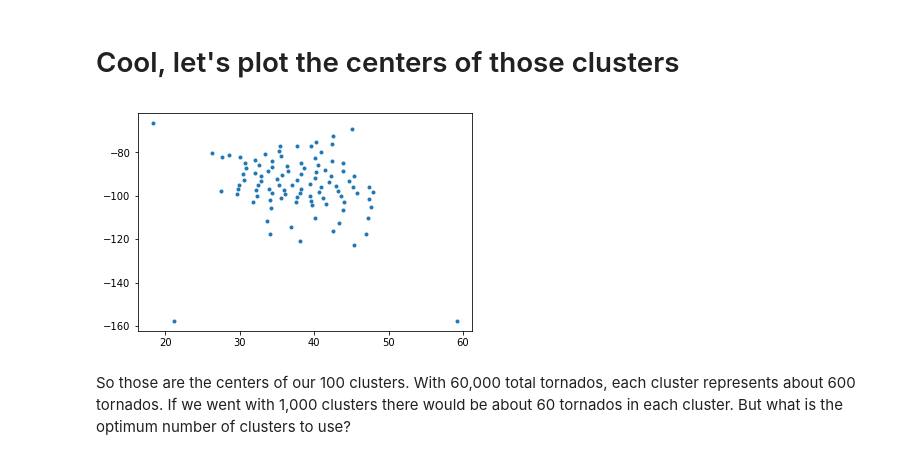
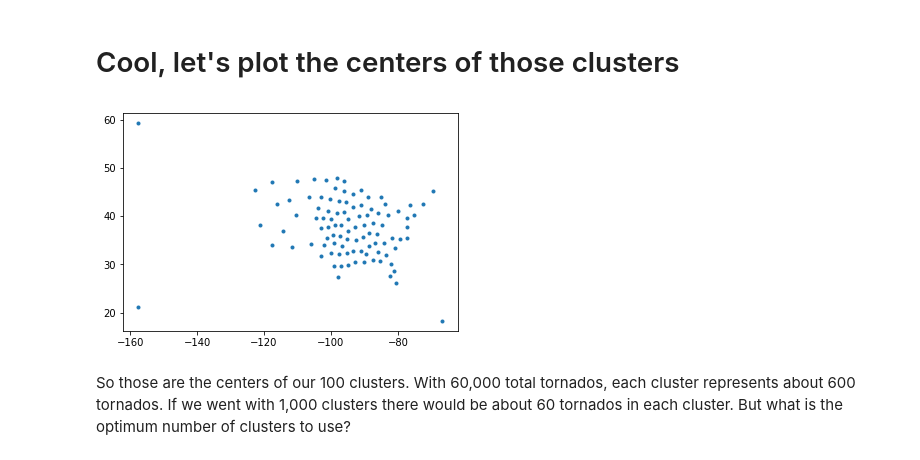
Before and after one commit to gmcookie/Coursera_Capstone, a Jupyter notebook: Tornados.ipynb, the cells around one changed output. Cells and saved outputs as stored; diff of their text form; code cells hidden in the pictures.

```diff
--- a/Tornados.ipynb
+++ b/Tornados.ipynb
@@ -224,11 +224,11 @@ print(dataset)
 # %% [markdown]
 # Cool, let's plot the centers of those clusters
 # %%
-p = plt.scatter(dataset.iloc[:, 0], dataset.iloc[:, 1], marker='.')
+p = plt.scatter(dataset.iloc[:, 1], dataset.iloc[:, 0], marker='.')
 
 plt.show()
 # %% [output]
-[figure, old version]
+[figure, new version]
 # %% [markdown]
 So those are the centers of our 100 clusters.  With 60,000 total tornados, each
 cluster represents about 600 tornados.  If we went with 1,000 clusters there
```
Also changed, not shown: parts of 1 cell of this notebook.
